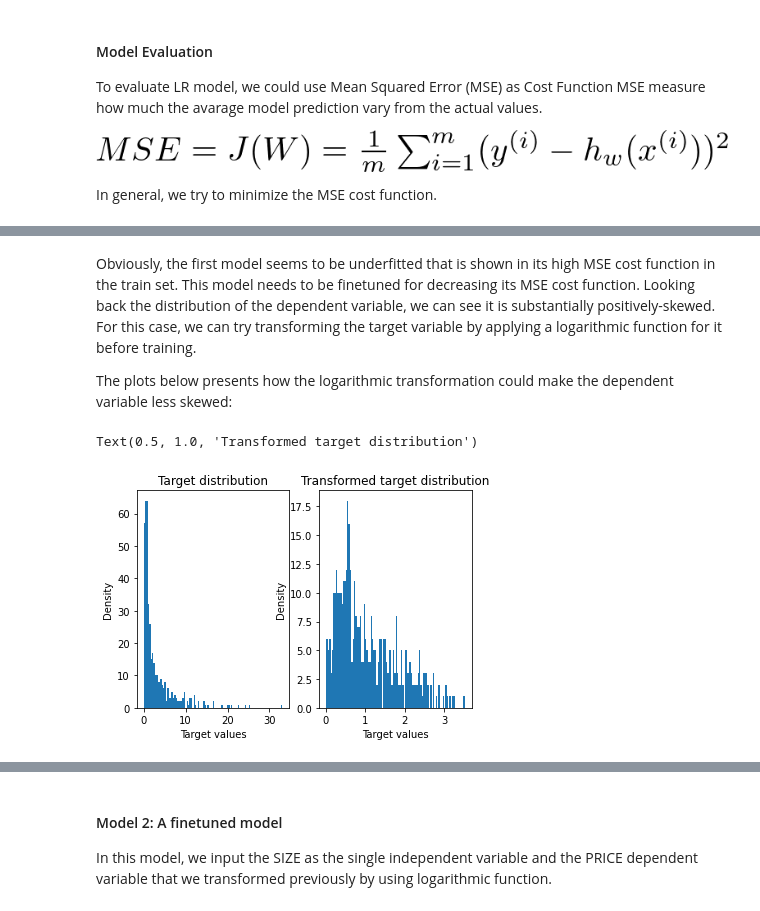
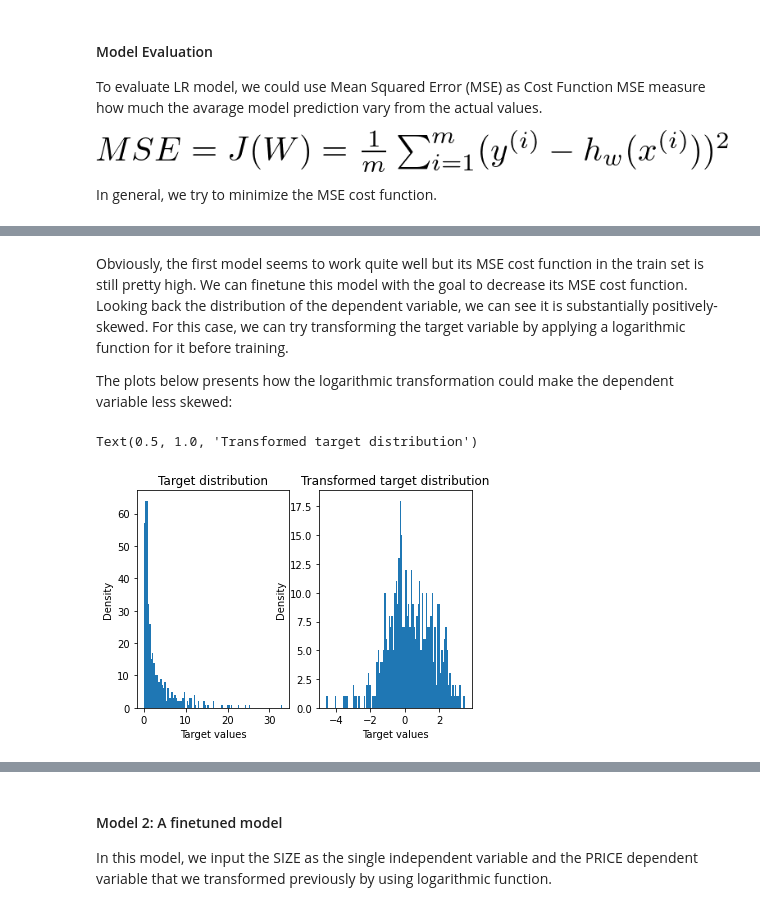
Before and after one commit to HuyenNguyenHelen/INFO-5505---Machine-learning, a Jupyter notebook: HuyenNguyen_Assignment_1.ipynb, the cells around one changed output, grey strips where cells are left out. Drawn from its saved outputs; the diff is of its cells as text; code cells hidden in the pictures.

```diff
--- a/HuyenNguyen_Assignment_1.ipynb
+++ b/HuyenNguyen_Assignment_1.ipynb
@@ -202,30 +211,30 @@ MSE in the test set: 19.94
 # %% [markdown]
-Obviously, the first model seems to be underfitted that is shown in its high MSE cost function in the train set. This model needs to be finetuned for decreasing its MSE cost function. Looking back the distribution of the dependent variable, we can see it is substantially positively-skewed. For this case, we can try transforming the target variable by applying a logarithmic function for it before training.
+Obviously, the first model seems to work quite well but its MSE cost function in the train set is still pretty high. We can finetune this model with the goal to decrease its MSE cost function. Looking back the distribution of the dependent variable, we can see it is substantially positively-skewed. For this case, we can try transforming the target variable by applying a logarithmic function for it before training.
 
 The plots below presents how the logarithmic transformation could make the dependent variable less skewed:
 # %%
 # Plot the original and transformed dependent variable
 
 # original dependent variable
 y = data['PRICE']
 
 # apply logarithmic function to transform the dependent variable
-y_trans = np.log1p(y)
+y_trans = np.log(y.values.reshape(-1,1))
 
 f, (ax0, ax1) = plt.subplots(1, 2)
 
 # Plot the original dependent variable
 ax0.hist(y, bins=100)
 #ax0.set_xlim([0, 0.2])
 ax0.set_ylabel('Density')
 ax0.set_xlabel('Target values')
 ax0.set_title('Target distribution')
 
 # Plot the transformed dependent variable
 ax1.hist(y_trans, bins=100)
 ax1.set_ylabel('Density')
 ax1.set_xlabel('Target values')
 ax1.set_title('Transformed target distribution')
 # %% [output]
 Text(0.5, 1.0, 'Transformed target distribution')
-[figure, old version]
+[figure, new version]
```
Also changed, not shown: parts of 18 cells of this notebook.
